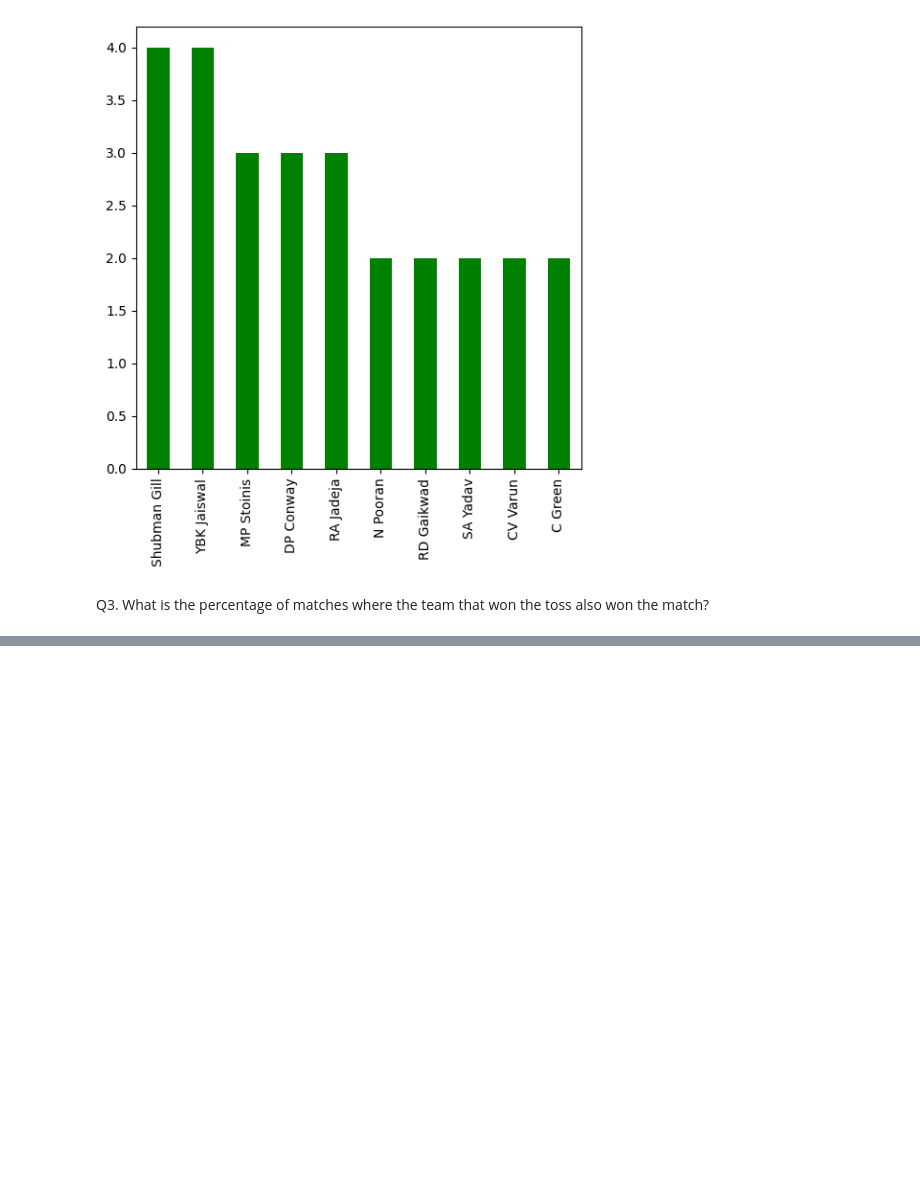
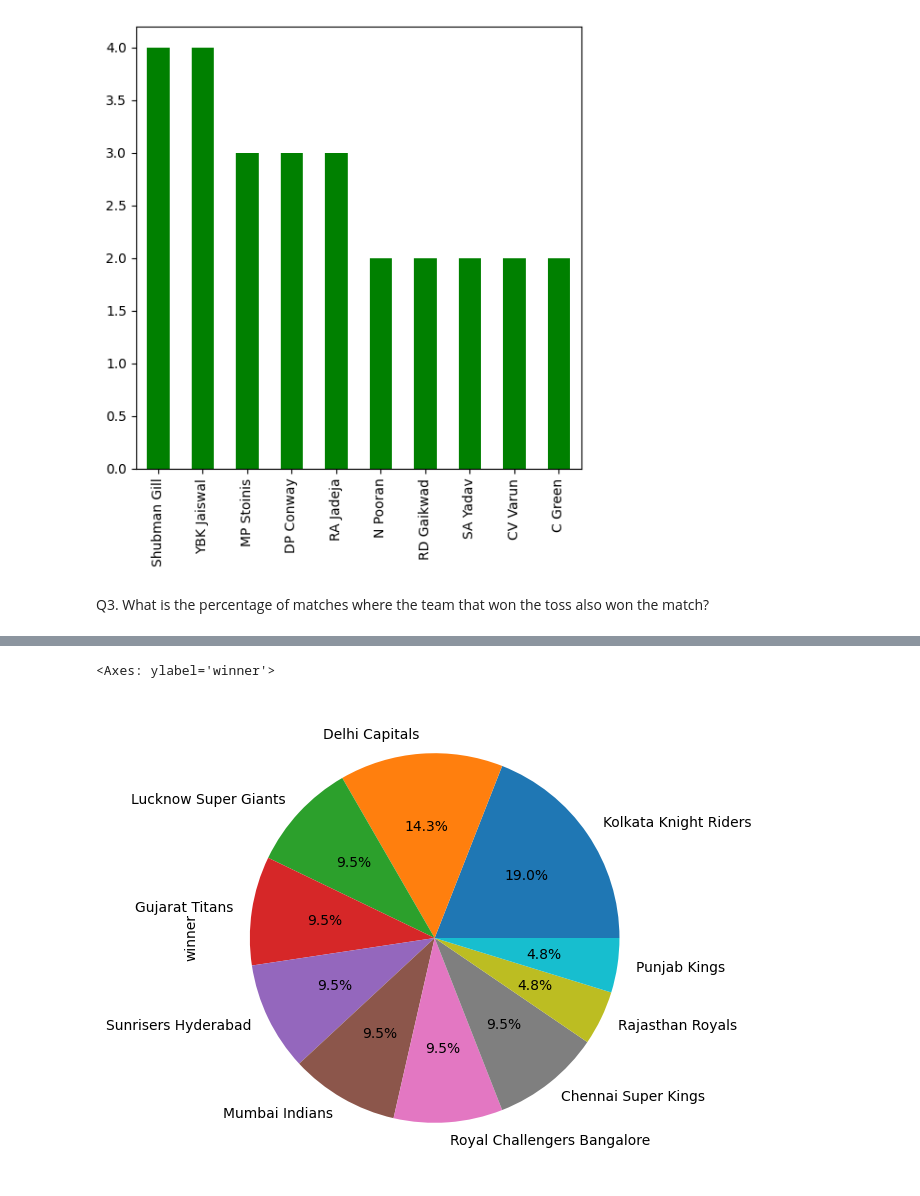
Before and after one commit to Rounak396/ipl_score_prediction_and_analysis, a Jupyter notebook: 2. 2023 IPL Data Analysis/1.ipl_2023_ball_by_ball_analysis.ipynb, the cells around one changed output, grey strips where cells are left out. Drawn from its saved outputs; the diff is of its cells as text; code cells hidden in the pictures; blank space fills up the shorter version.

```diff
--- a/2. 2023 IPL Data Analysis/1.ipl_2023_ball_by_ball_analysis.ipynb
+++ b/2. 2023 IPL Data Analysis/1.ipl_2023_ball_by_ball_analysis.ipynb
@@ -304,0 +360,7 @@ Q3. What is the percentage of matches where the team that won the toss also won
+# %%
+# percentage of matches won by team batting first by toss winning team in pie chart
+
+data2[data2["toss_decision"]=="bat"]["winner"].value_counts().plot(kind='pie', figsize=(6,6), autopct='%1.1f%%')
+# %% [output]
+<Axes: ylabel='winner'>
+[figure, added]
```
Also changed, not shown: parts of 8 cells of this notebook.
